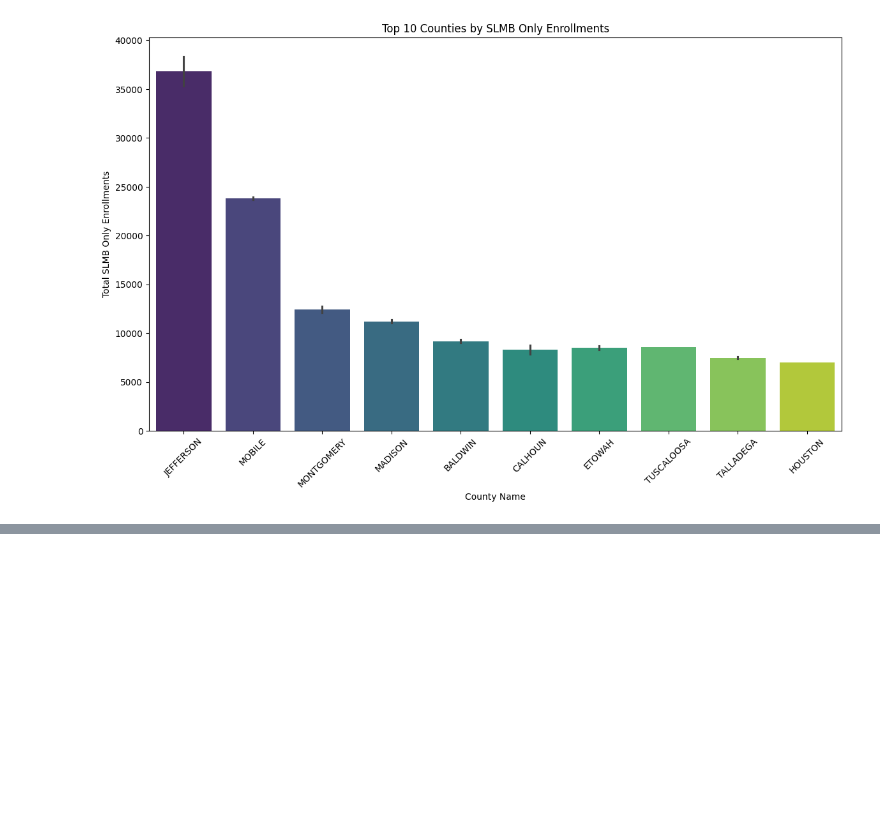
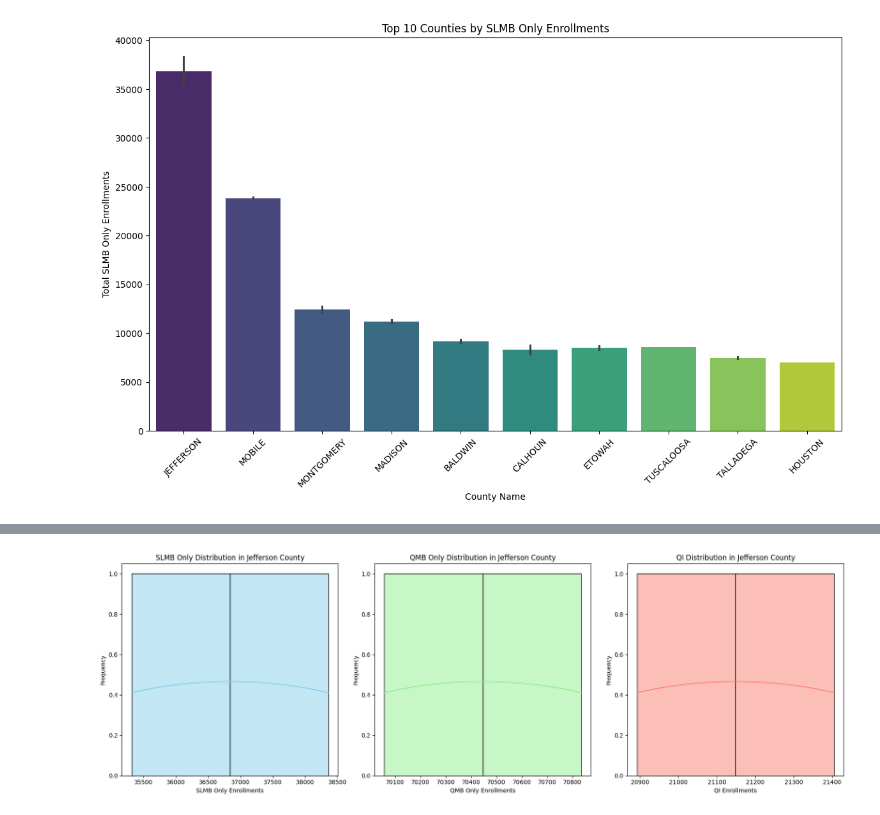
Before and after one commit to dsrichard97/Medicare, a Jupyter notebook: Healthcare_EDA.ipynb, the cells around one changed output, grey strips where cells are left out. Saved outputs shown, nothing was run; the diff lists cells and outputs as text; code cells hidden in the pictures; blank space fills up the shorter version.

```diff
--- a/Healthcare_EDA.ipynb
+++ b/Healthcare_EDA.ipynb
@@ -180,0 +190,32 @@ Passing `palette` without assigning `hue` is deprecated and will be removed in v
+# %%
+# Filter the data for Jefferson County
+jefferson_data = county_data[county_data['County_Name'] == 'JEFFERSON']
+
+# Plotting distributions for 'SLMB Only', 'QMB Only', and 'QI' for Jefferson County
+plt.figure(figsize=(18, 6))
+
+# SLMB Only distribution
+plt.subplot(1, 3, 1) # 1 row, 3 columns, 1st subplot
+sns.histplot(jefferson_data['SLMB_only'], kde=True, color='skyblue')
+plt.title('SLMB Only Distribution in Jefferson County')
+plt.xlabel('SLMB Only Enrollments')
+plt.ylabel('Frequency')
+
+# QMB Only distribution
+plt.subplot(1, 3, 2) # 1 row, 3 columns, 2nd subplot
+sns.histplot(jefferson_data['QMB_Only'], kde=True, color='lightgreen')
+plt.title('QMB Only Distribution in Jefferson County')
+plt.xlabel('QMB Only Enrollments')
+plt.ylabel('Frequency')
+
+# QI distribution
+plt.subplot(1, 3, 3) # 1 row, 3 columns, 3rd subplot
+sns.histplot(jefferson_data['QI'], kde=True, color='salmon')
+plt.title('QI Distribution in Jefferson County')
+plt.xlabel('QI Enrollments')
+plt.ylabel('Frequency')
+
+plt.tight_layout()
+plt.show()
+# %% [output]
+[figure, added]
```
Also changed, not shown: parts of 12 cells of this notebook.
